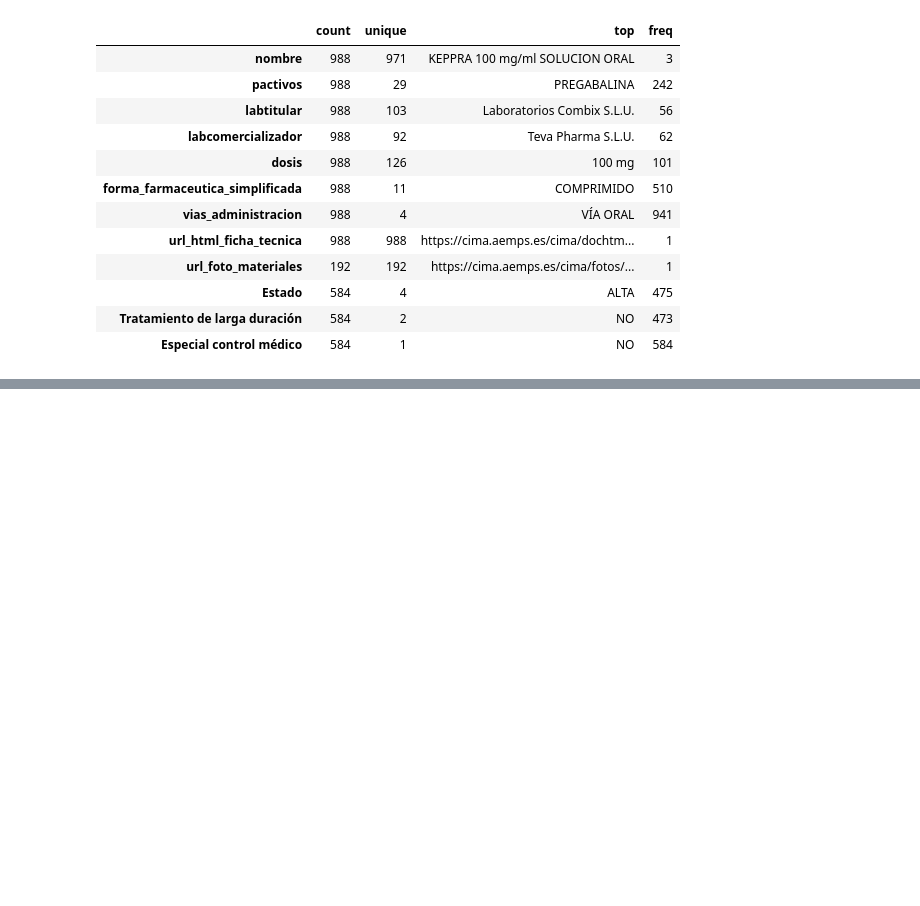
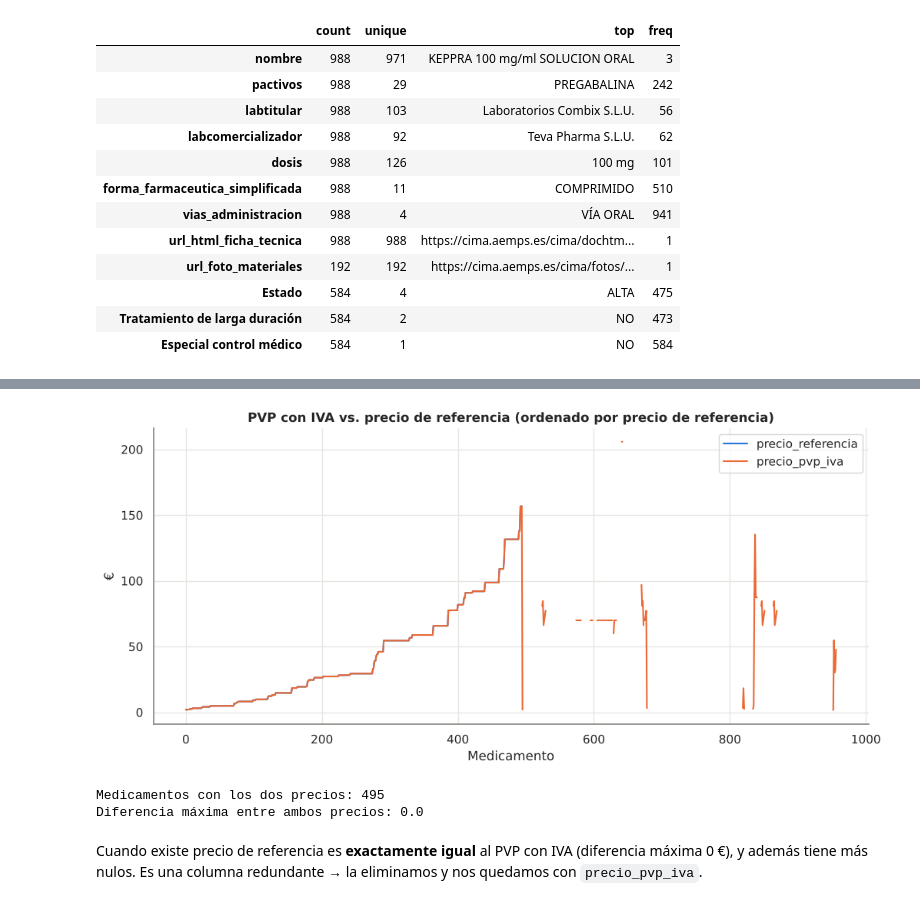
Before and after one commit to carlosagustii/epileps.IA, a Jupyter notebook: src/epileps_ia/pruebas_EDA.ipynb, the cells around one changed output, grey strips where cells are left out. Saved outputs shown, nothing was run; the diff lists cells and outputs as text; code cells hidden in the pictures; blank space fills up the shorter version.

```diff
--- a/src/epileps_ia/pruebas_EDA.ipynb
+++ b/src/epileps_ia/pruebas_EDA.ipynb
@@ -75,0 +254,16 @@ plt.show() #no tiene ninguna relaciob, como vemos en la grafica hay precios con
+# %%
+df_mod[["precio_referencia", "precio_pvp_iva"]].sort_values("precio_referencia").reset_index(drop=True).plot(figsize=(12, 5))
+plt.title('PVP con IVA vs. precio de referencia (ordenado por precio de referencia)')
+plt.xlabel('Medicamento')
+plt.ylabel('€')
+plt.show()
+
+ambos = df_mod.dropna(subset=['precio_referencia'])
+print('Medicamentos con los dos precios:', len(ambos))
+print('Diferencia máxima entre ambos precios:', (ambos['precio_referencia'] - ambos['precio_pvp_iva']).abs().max())
+# %% [output]
+[figure, added]
+Medicamentos con los dos precios: 495
+Diferencia máxima entre ambos precios: 0.0
+# %% [markdown]
+Cuando existe precio de referencia es **exactamente igual** al PVP con IVA (diferencia máxima 0 €), y además tiene más nulos. Es una columna redundante → la eliminamos y nos quedamos con `precio_pvp_iva`.
```
Also changed, not shown: parts of 59 cells of this notebook, 11 other files.
